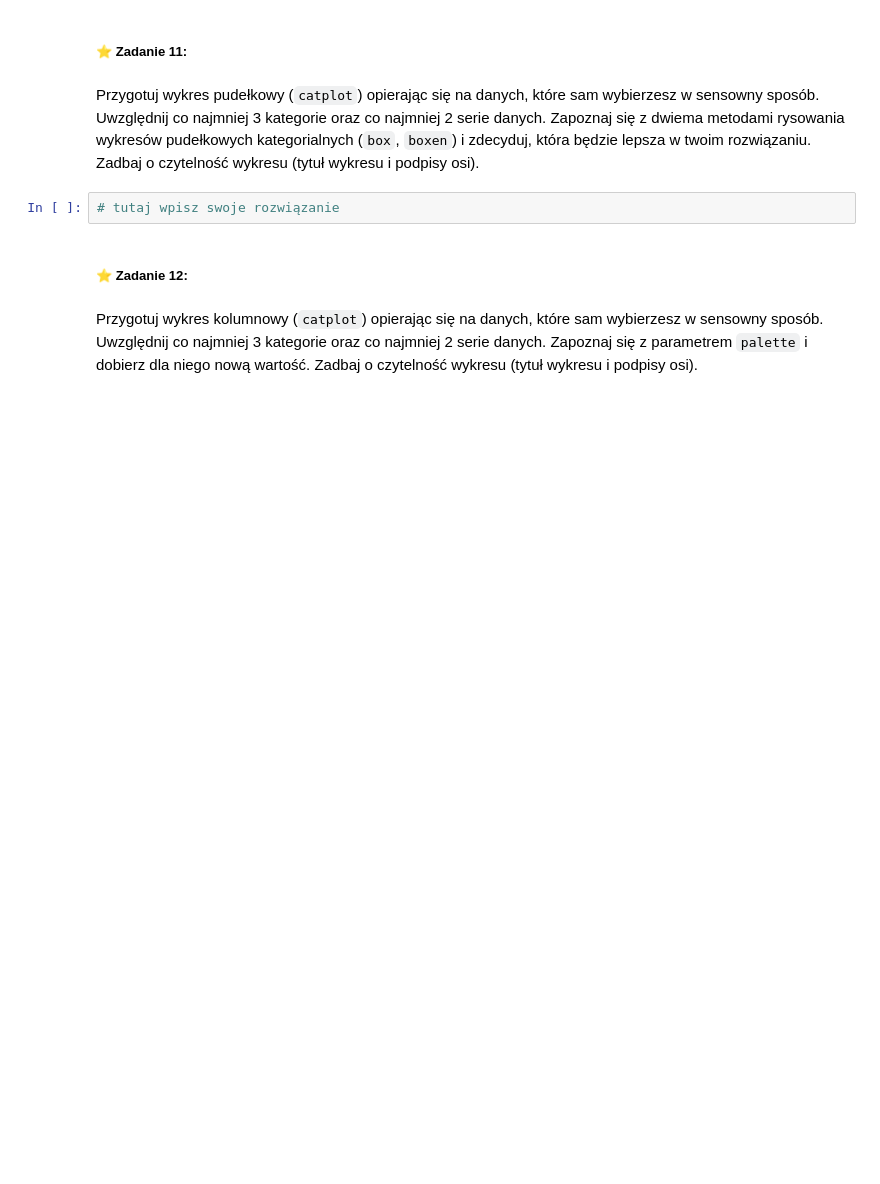
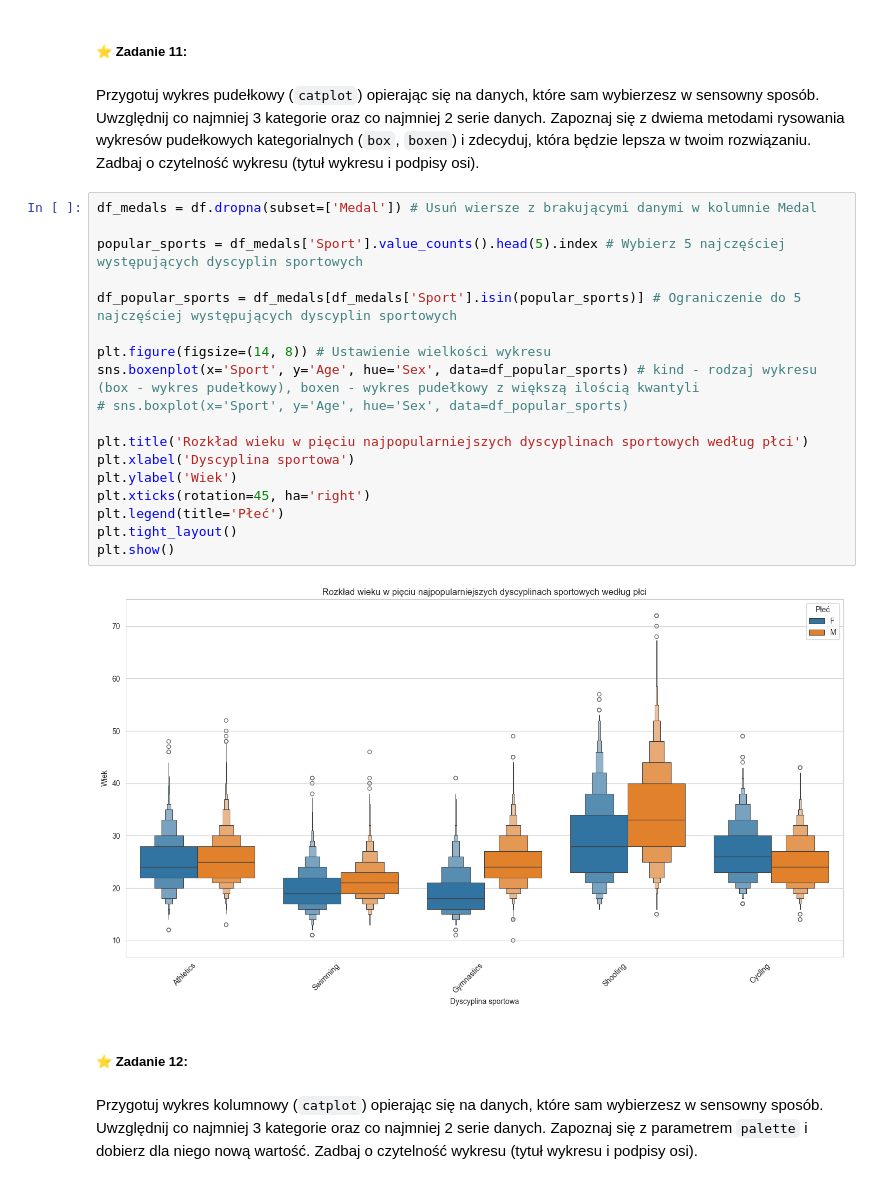
Before and after one commit to kambed/DataVisualization, a Jupyter notebook: seaborn.ipynb, the cells around one changed output. Drawn from its saved outputs; the diff is of its cells as text; blank space fills up the shorter version.

```diff
--- a/seaborn.ipynb
+++ b/seaborn.ipynb
@@ -272,8 +264,26 @@ plt.show()
 ##### ⭐ Zadanie 11:
 # %% [markdown]
 Przygotuj wykres pudełkowy (`catplot`) opierając się na danych, które sam wybierzesz w sensowny sposób. Uwzględnij co najmniej 3 kategorie oraz co najmniej 2 serie danych. Zapoznaj się z dwiema metodami rysowania wykresów pudełkowych kategorialnych (`box`, `boxen`) i zdecyduj, która będzie lepsza w twoim rozwiązaniu. Zadbaj o czytelność wykresu (tytuł wykresu i podpisy osi).
-# %%
-# tutaj wpisz swoje rozwiązanie
+# %%
+df_medals = df.dropna(subset=['Medal']) # Usuń wiersze z brakującymi danymi w kolumnie Medal
+
+popular_sports = df_medals['Sport'].value_counts().head(5).index # Wybierz 5 najczęściej występujących dyscyplin sportowych
+
+df_popular_sports = df_medals[df_medals['Sport'].isin(popular_sports)] # Ograniczenie do 5 najczęściej występujących dyscyplin sportowych
+
+plt.figure(figsize=(14, 8)) # Ustawienie wielkości wykresu
+sns.boxenplot(x='Sport', y='Age', hue='Sex', data=df_popular_sports) # kind - rodzaj wykresu (box - wykres pudełkowy), boxen - wykres pudełkowy z większą ilością kwantyli
+# sns.boxplot(x='Sport', y='Age', hue='Sex', data=df_popular_sports)
+
+plt.title('Rozkład wieku w pięciu najpopularniejszych dyscyplinach sportowych według płci')
+plt.xlabel('Dyscyplina sportowa')
+plt.ylabel('Wiek')
+plt.xticks(rotation=45, ha='right')
+plt.legend(title='Płeć')
+plt.tight_layout()
+plt.show()
+# %% [output]
+[figure, added]
 # %% [markdown]
 ##### ⭐ Zadanie 12:
 # %% [markdown]
```
Also changed, not shown: parts of 10 cells of this notebook.
